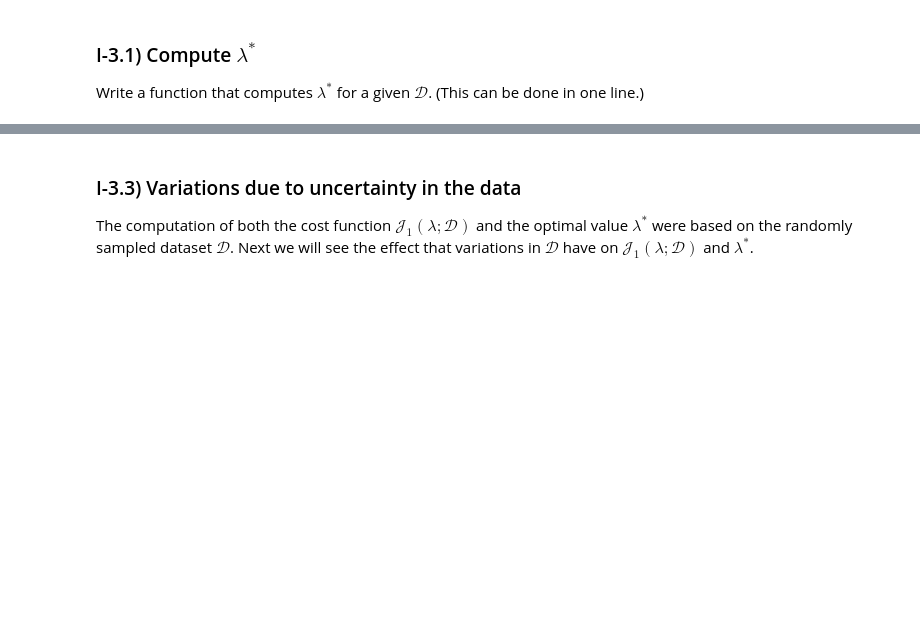
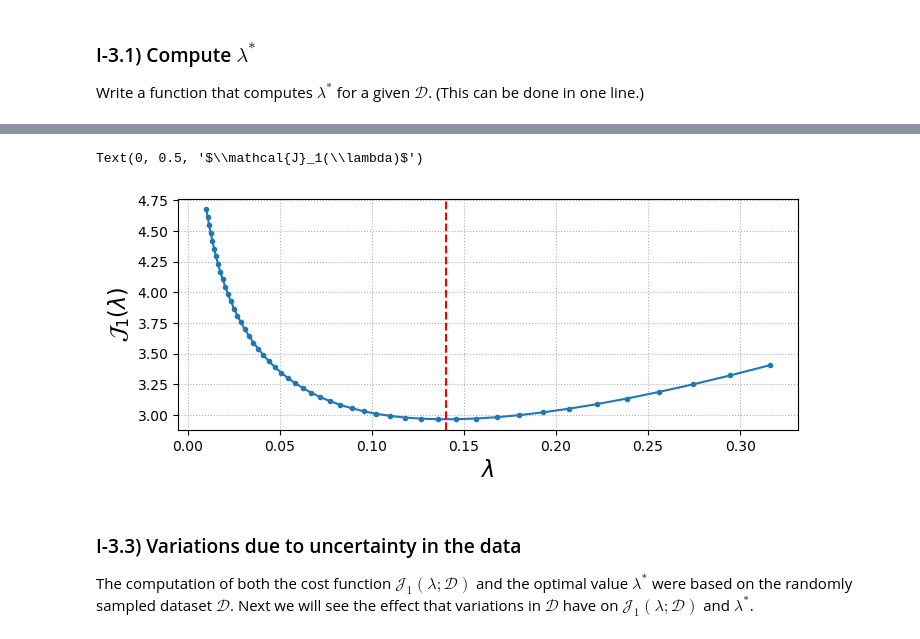
Before and after one commit to rajeev-t/stats-n-ds-4engineers, a Jupyter notebook: lab02/lab2.ipynb, the cells around one changed output, grey strips where cells are left out. Drawn from its saved outputs; the diff is of its cells as text; code cells hidden in the pictures; blank space fills up the shorter version.

```diff
--- a/lab02/lab2.ipynb
+++ b/lab02/lab2.ipynb
@@ -120,6 +124,6 @@ Write a function that computes $\mathcal{J}_1(\lambda;\mathcal{D})$ for a given
 **Hint**: NumPy aggregations.
 # %%
 def curlyJ1(lmbda,D):
-    return ... # TODO
+    return -np.log([lmbda])[0] + (lmbda*(sum(D)/N))
 # %%
 grader.check("I_2")
@@ -147,6 +153,6 @@ Since there is only one, we conclude that it is $\lambda^*$.
 Write a function that computes $\lambda^*$ for a given $\mathcal{D}$. (This can be done in one line.)
 # %%
 def eval_lambda_star(D):
-    return ...  # TODO
+    return 1/(sum(D)/N)
 # %%
 grader.check("I_3_1")
@@ -159,16 +167,19 @@ Your plot should look like this:
 
 <img src="resources/lambdastar.png" />
 # %%
-lmbdas = ...   # TODO
-J1s = ...  # TODO
-...
+lmbdas = np.logspace(-2, -0.5, num=N)
+J1s = [curlyJ1(lmbda, D) for lmbda in lmbdas]
+
 fig = plt.figure(figsize=(8,3))
 ax = plt.subplot()
-ax.plot(...,...,'.-')  # TODO
-ax.axvline(...,color='r',linestyle='--')  # TODO
+ax.plot(lmbdas, J1s,'.-')
+ax.axvline(eval_lambda_star(D),color='r',linestyle='--')
 ax.grid(linestyle=':')
 ax.set_xlabel('$\\lambda$',fontsize=16)
 ax.set_ylabel('$\\mathcal{J}_1(\\lambda)$',fontsize=16)
+# %% [output]
+Text(0, 0.5, '$\\mathcal{J}_1(\\lambda)$')
+[figure, added]
 # %% [markdown]
 ### I-3.3) Variations due to uncertainty in the data
 
```
Also changed, not shown: parts of 36 cells of this notebook, 2 other files.
